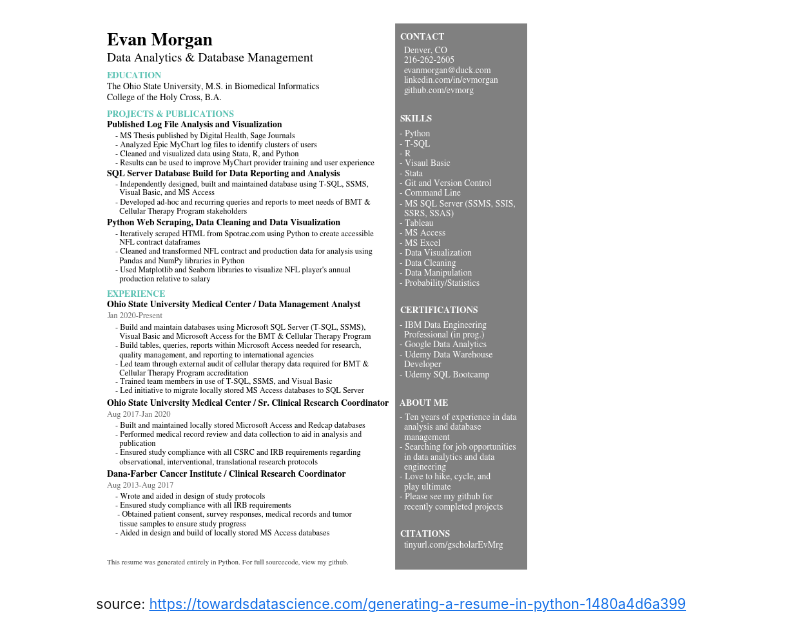
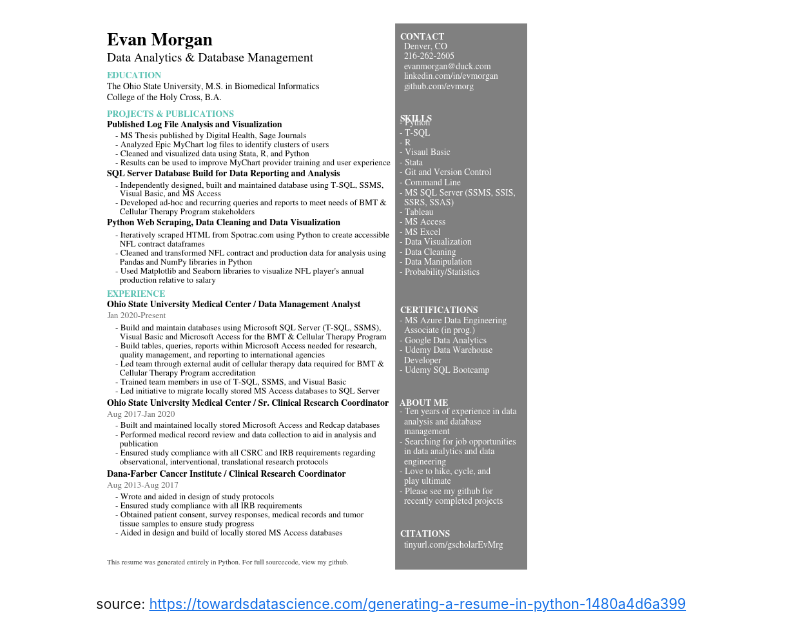
Before and after one commit to evmorg/Resume, a Jupyter notebook: EM_Resume.ipynb, the cells around one changed output. Drawn from its saved outputs; the diff is of its cells as text; code cells hidden in the pictures.

```diff
--- a/EM_Resume.ipynb
+++ b/EM_Resume.ipynb
@@ -12,10 +12,10 @@ ContactHeader = 'CONTACT'
 Contact = 'Denver, CO\n216-262-2605\nevanmorgan@duck.com\nlinkedin.com/in/evmorgan\ngithub.com/evmorg'
 EduHeader = 'EDUCATION'
 EduOneTitle = 'The Ohio State University, M.S. in Biomedical Informatics'
-# EduOneTime = '2018-2021'
+# EduOneTime = ''
 EduOneDesc = '- Thesis published by Digital Health, Sage Journals: "Outpatient portal use among pregnant individuals: Cross-sectional, temporal, and cluster analysis of use"'
 EduTwoTitle = 'College of the Holy Cross, B.A.'
-# EduTwoTime = '2009-2013'
+# EduTwoTime = ''
 ProjectsHeader = 'PROJECTS & PUBLICATIONS'
 ProjectOneTitle = 'Published Log File Analysis and Visualization'
 ProjectOneDesc = '- MS Thesis published by Digital Health, Sage Journals\n- Analyzed Epic MyChart log files to identify clusters of users\n- Cleaned and visualized data using Stata, R, and Python\n- Results can be used to improve MyChart provider training and user experience'
@@ -32,11 +32,11 @@ WorkTwoTime = 'Aug 2017-Jan 2020'
 WorkTwoDesc = '- Built and maintained locally stored Microsoft Access and Redcap databases\n- Performed medical record review and data collection to aid in analysis and\n  publication\n- Ensured study compliance with all CSRC and IRB requirements regarding\n  observational, interventional, translational research protocols'
 WorkThreeTitle = 'Dana-Farber Cancer Institute / Clinical Research Coordinator'
 WorkThreeTime = 'Aug 2013-Aug 2017'
-WorkThreeDesc = '- Wrote and aided in design of study protocols\n- Ensured study compliance with all IRB requirements\n - Obtained patient consent, survey responses, medical records and tumor\n  tissue samples to ensure study progress\n- Aided in design and build of locally stored MS Access databases'
+WorkThreeDesc = '- Wrote and aided in design of study protocols\n- Ensured study compliance with all IRB requirements\n- Obtained patient consent, survey responses, medical records and tumor\n  tissue samples to ensure study progress\n- Aided in design and build of locally stored MS Access databases'
 SkillsHeader = 'SKILLS'
-SkillsDesc = '- Python\n- T-SQL\n- R\n- Visaul Basic\n- Stata\n- Git and Version Control\n- Command Line\n- MS SQL Server (SSMS, SSIS,\n  SSRS, SSAS)\n- Tableau\n- MS Access\n- MS Excel\n- Data Visualization\n- Data Cleaning\n- Data Manipulation\n- Probability/Statistics'
+SkillsDesc = '- Python\n- T-SQL\n- R\n- Visual Basic\n- Stata\n- Git and Version Control\n- Command Line\n- MS SQL Server (SSMS, SSIS,\n  SSRS, SSAS)\n- Tableau\n- MS Access\n- MS Excel\n- Data Visualization\n- Data Cleaning\n- Data Manipulation\n- Probability/Statistics'
 CertifsTitle = 'CERTIFICATIONS'
-CertifsDesc = '- IBM Data Engineering\n  Professional (in prog.)\n- Google Data Analytics\n- Udemy Data Warehouse\n  Developer\n- Udemy SQL Bootcamp'
+CertifsDesc = '- MS Azure Data Engineering\n  Associate (in prog.)\n- Google Data Analytics\n- Udemy Data Warehouse\n  Developer\n- Udemy SQL Bootcamp'
 ExtrasTitle = 'ABOUT ME'
 ExtrasDesc = '- Ten years of experience in data\n  analysis and database\n  management\n- Searching for job opportunities\n  in data analytics and data\n  engineering\n- Love to hike, cycle, and\n  play ultimate\n- Please see my github for\n  recently completed projects'
 CitationsTitle = 'CITATIONS'
@@ -78,52 +78,52 @@ plt.annotate(EduTwoTitle, (.01,.86), weight='regular', fontsize=10)
 plt.annotate(ProjectsHeader, (.01,.83), weight='bold', fontsize=10, color='#58C1B2')
 
 plt.annotate(ProjectOneTitle, (.01,.81), weight='bold', fontsize=10)
-plt.annotate(ProjectOneDesc, (.03,.74), weight='regular', fontsize=9)
+plt.annotate(ProjectOneDesc, (.03,.74), weight='regular', fontsize=9.5)
 
 plt.annotate(ProjectTwoTitle, (.01,.72), weight='bold', fontsize=10)
-plt.annotate(ProjectTwoDesc, (.03,.652), weight='regular', fontsize=9)
+plt.annotate(ProjectTwoDesc, (.03,.65), weight='regular', fontsize=9.5)
 
 plt.annotate(ProjectThreeTitle, (.01,.63), weight='bold', fontsize=10)
-plt.annotate(ProjectThreeDesc, (.03,.528), weight='regular', fontsize=9)
+plt.annotate(ProjectThreeDesc, (.03,.525), weight='regular', fontsize=9.5)
 
 plt.annotate(WorkHeader, (.01,.5), weight='bold', fontsize=10, color='#58C1B2')\
 
 plt.annotate(WorkOneTitle, (.01,.48), weight='bold', fontsize=10)
-plt.annotate(WorkOneTime, (.01,.46), weight='regular', fontsize=9, alpha=.6)
-plt.annotate(WorkOneDesc, (.03,.323), weight='regular', fontsize=9)
+plt.annotate(WorkOneTime, (.01,.46), weight='regular', fontsize=9.5, alpha=.6)
+plt.annotate(WorkOneDesc, (.03,.3225), weight='regular', fontsize=9.5)
 
 plt.annotate(WorkTwoTitle, (.01,.3), weight='bold', fontsize=10)
-plt.annotate(WorkTwoTime, (.01,.28), weight='regular', fontsize=9, alpha=.6)
-plt.annotate(WorkTwoDesc, (.03,.193), weight='regular', fontsize=9)
+plt.annotate(WorkTwoTime, (.01,.28), weight='regular', fontsize=9.5, alpha=.6)
+plt.annotate(WorkTwoDesc, (.03,.1925), weight='regular', fontsize=9.5)
 
 plt.annotate(WorkThreeTitle, (.01,.17), weight='bold', fontsize=10)
-plt.annotate(WorkThreeTime, (.01,.15), weight='regular', fontsize=9, alpha=.6)
-plt.annotate(WorkThreeDesc, (.03,.063), weight='regular', fontsize=9)
+plt.annotate(WorkThreeTime, (.01,.15), weight='regular', fontsize=9.5, alpha=.6)
+plt.annotate(WorkThreeDesc, (.03,.0625), weight='regular', fontsize=9.5)
 
 plt.annotate(ContactHeader, (.7,.97), weight='bold', fontsize=10, color='white')
-plt.annotate(Contact, (.71,.873), weight='regular', fontsize=10, color='white')
+plt.annotate(Contact, (.71,.88), weight='regular', fontsize=10, color='white')
 
 plt.annotate(SkillsHeader, (.7,.82), weight='bold', fontsize=10, color='white')
-plt.annotate(SkillsDesc, (.7,.52), weight='regular', fontsize=10, color='white')
+plt.annotate(SkillsDesc, (.7,.54), weight='regular', fontsize=10, color='white')
 
 plt.annotate(CertifsTitle, (.7,.47), weight='bold', fontsize=10, color='white')
-plt.annotate(CertifsDesc, (.7,.352), weight='regular', fontsize=10, color='white')
+plt.annotate(CertifsDesc, (.7,.36), weight='regular', fontsize=10, color='white')
 
 plt.annotate(ExtrasTitle, (.7,.3), weight='bold', fontsize=10, color='white')
-plt.annotate(ExtrasDesc, (.7,.11), weight='regular', fontsize=10, color='white')
+plt.annotate(ExtrasDesc, (.7,.12), weight='regular', fontsize=10, color='white')
 
 plt.annotate(CitationsTitle, (.7,.06), weight='bold', fontsize=10, color='white')
 plt.annotate(CitationsDesc, (.71,.04), weight='regular', fontsize=10, color='white')
 
 plt.annotate(Footer, (.01,.01), weight='regular', fontsize=8, alpha=.75)
 
 plt.savefig('EM_resume.pdf', dpi=300, bbox_inches='tight')
 
 files.download('EM_resume.pdf')
 # %% [output]
 [interactive output not drawn]
 [interactive output not drawn]
-[figure, old version]
+[figure, new version]
 # %% [markdown]
 source:
 https://towardsdatascience.com/generating-a-resume-in-python-1480a4d6a399
```
